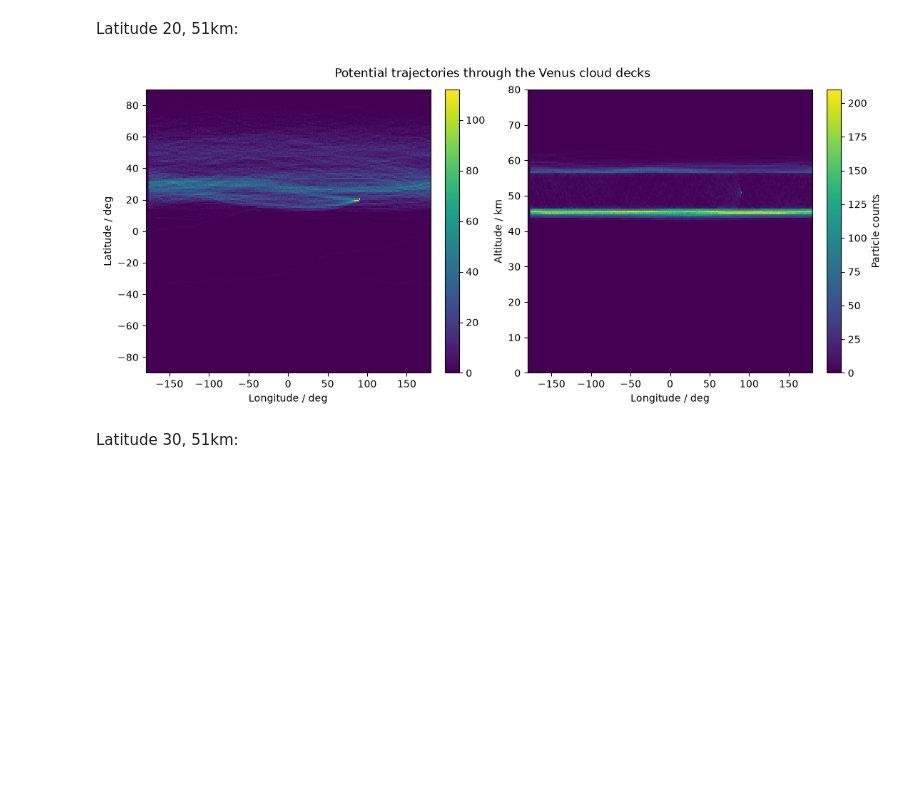
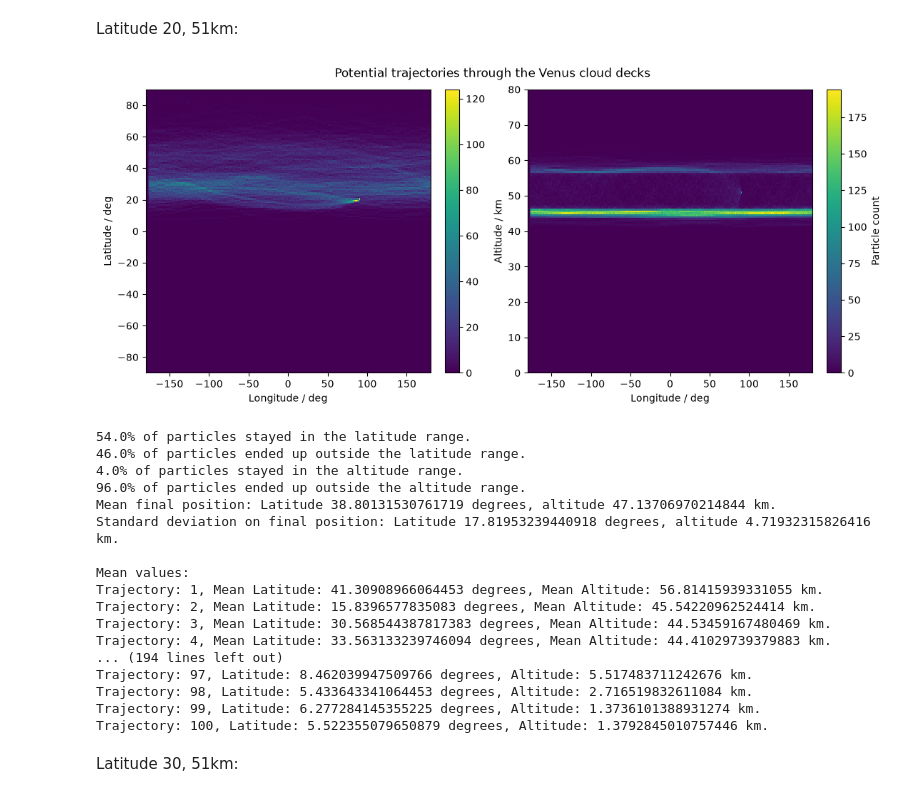
Before and after one commit to maureenjcohen/latraj, a Jupyter notebook: analysis.ipynb, the cells around one changed output. Cells and saved outputs as stored; diff of their text form; code cells hidden in the pictures; blank space fills up the shorter version.

Commit message:
Added stats script to calculate means & standard deviations of trajectories.

```diff
--- a/analysis.ipynb
+++ b/analysis.ipynb
@@ -160,10 +176,30 @@ Latitude 20, 51km:
 # %%
 import xarray as xr
 from heatmap import double_heatmap
-ds = xr.open_zarr('outputs/Test2.zarr')
+from traj_stats import sum_ranges, means
+ds = xr.open_zarr('outputs/lon90_lat20_alt51.zarr')
 double_heatmap(ds)          # all trajectories on one 2-D plot
+sum_ranges(ds)
+means(ds)
 # %% [output]
-[figure, old version]
+[figure, new version]
+54.0% of particles stayed in the latitude range.
+46.0% of particles ended up outside the latitude range.
+4.0% of particles stayed in the altitude range.
+96.0% of particles ended up outside the altitude range.
+Mean final position: Latitude 38.80131530761719 degrees, altitude 47.13706970214844 km.
+Standard deviation on final position: Latitude 17.81953239440918 degrees, altitude 4.71932315826416 km.
+
+Mean values:
+Trajectory: 1, Mean Latitude: 41.30908966064453 degrees, Mean Altitude: 56.81415939331055 km.
+Trajectory: 2, Mean Latitude: 15.8396577835083 degrees, Mean Altitude: 45.54220962524414 km.
+Trajectory: 3, Mean Latitude: 30.568544387817383 degrees, Mean Altitude: 44.53459167480469 km.
+Trajectory: 4, Mean Latitude: 33.563133239746094 degrees, Mean Altitude: 44.41029739379883 km.
+... (194 lines left out)
+Trajectory: 97, Latitude: 8.462039947509766 degrees, Altitude: 5.517483711242676 km.
+Trajectory: 98, Latitude: 5.433643341064453 degrees, Altitude: 2.716519832611084 km.
+Trajectory: 99, Latitude: 6.277284145355225 degrees, Altitude: 1.3736101388931274 km.
+Trajectory: 100, Latitude: 5.522355079650879 degrees, Altitude: 1.3792845010757446 km.
 # %% [markdown]
 Latitude 30, 51km:
 # %%
```
Also changed, not shown: parts of 2 cells of this notebook, 2 other files.
